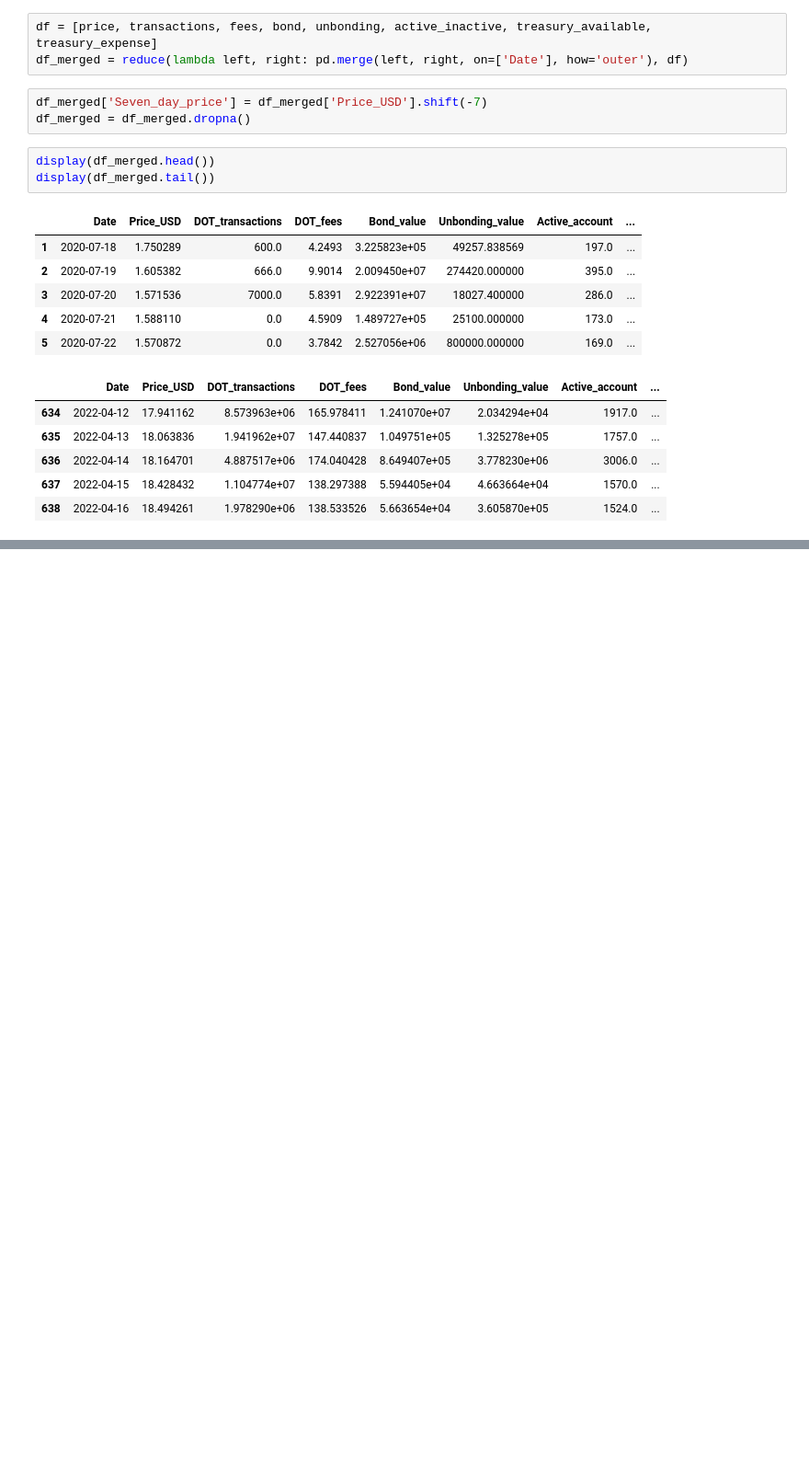
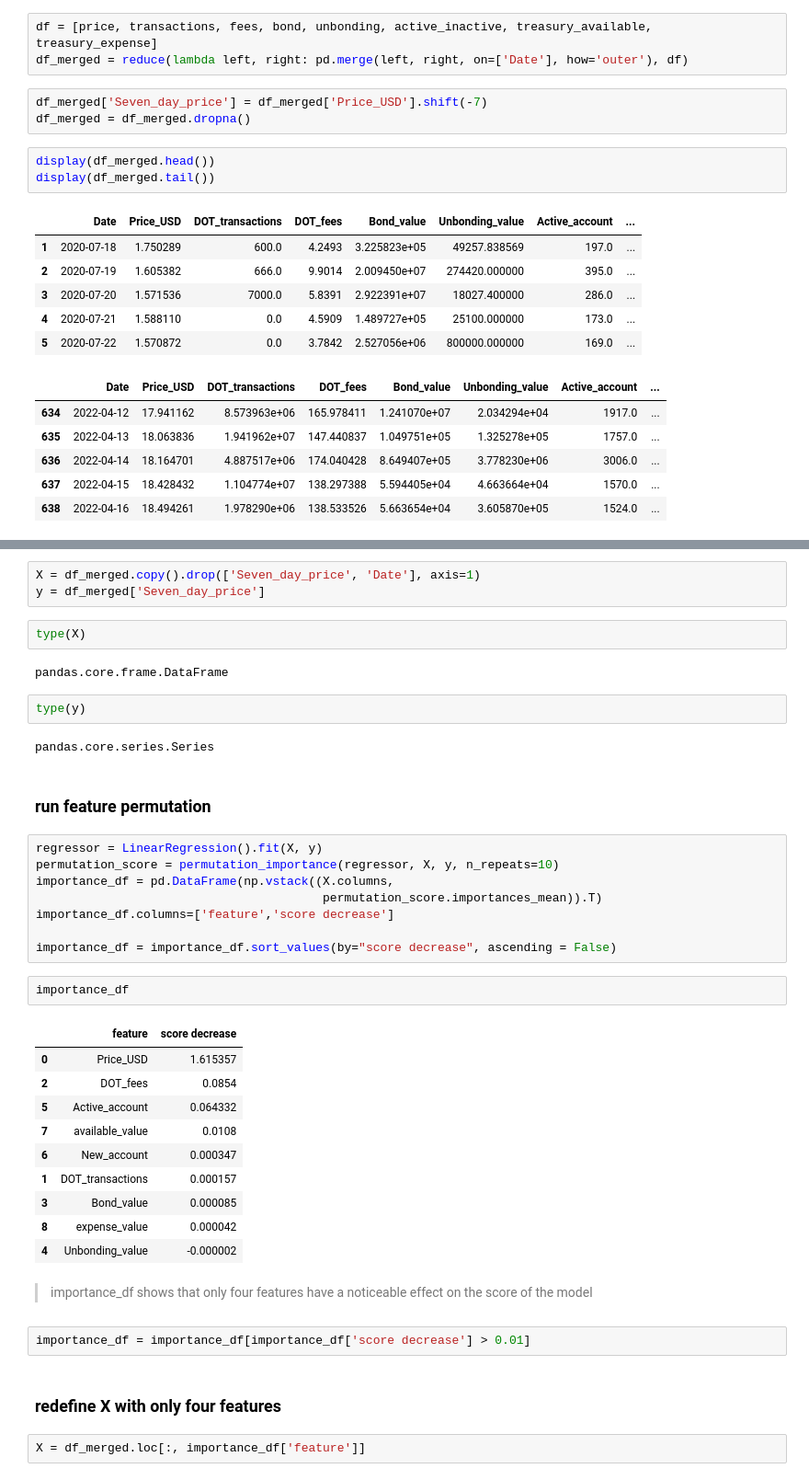
Before and after one commit to inherentspice/Polkadot-Price-Prediction, a Jupyter notebook: polkadot_sklearn/polkadot_price_prediction.ipynb, the cells around one changed output, grey strips where cells are left out. Shown at 92% size. Drawn from its saved outputs; the diff is of its cells as text; blank space fills up the shorter version.

Commit message:
used permutation importance to determine which features to use in model

```diff
--- a/polkadot_sklearn/polkadot_price_prediction.ipynb
+++ b/polkadot_sklearn/polkadot_price_prediction.ipynb
@@ -118,0 +117,42 @@ y = df_merged['Seven_day_price']
+# %%
+X = df_merged.copy().drop(['Seven_day_price', 'Date'], axis=1)
+y = df_merged['Seven_day_price']
+# %%
+type(X)
+# %% [output]
+pandas.core.frame.DataFrame
+# %%
+type(y)
+# %% [output]
+pandas.core.series.Series
+# %% [markdown]
+### run feature permutation
+# %%
+regressor = LinearRegression().fit(X, y)
+permutation_score = permutation_importance(regressor, X, y, n_repeats=10)
+importance_df = pd.DataFrame(np.vstack((X.columns,
+                                        permutation_score.importances_mean)).T)
+importance_df.columns=['feature','score decrease']
+
+importance_df = importance_df.sort_values(by="score decrease", ascending = False)
+# %%
+importance_df
+# %% [output]
+|  | feature | score decrease |
+| 0 | Price_USD | 1.615357 |
+| 2 | DOT_fees | 0.0854 |
+| 5 | Active_account | 0.064332 |
+| 7 | available_value | 0.0108 |
+| 6 | New_account | 0.000347 |
+| 1 | DOT_transactions | 0.000157 |
+| 3 | Bond_value | 0.000085 |
+| 8 | expense_value | 0.000042 |
+| 4 | Unbonding_value | -0.000002 |
+# %% [markdown]
+> importance_df shows that only four features have a noticeable effect on the score of the model
+# %%
+importance_df = importance_df[importance_df['score decrease'] > 0.01]
+# %% [markdown]
+### redefine X with only four features
+# %%
+X = df_merged.loc[:, importance_df['feature']]
```
Also changed, not shown: parts of 22 cells of this notebook.
